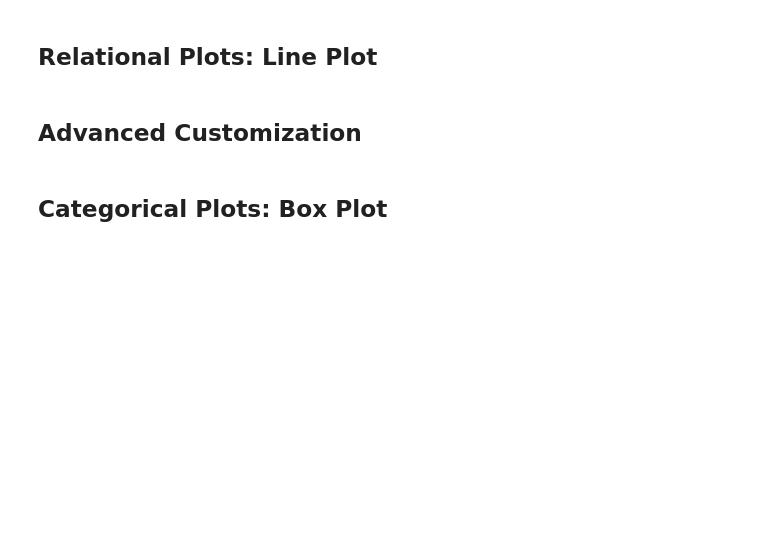
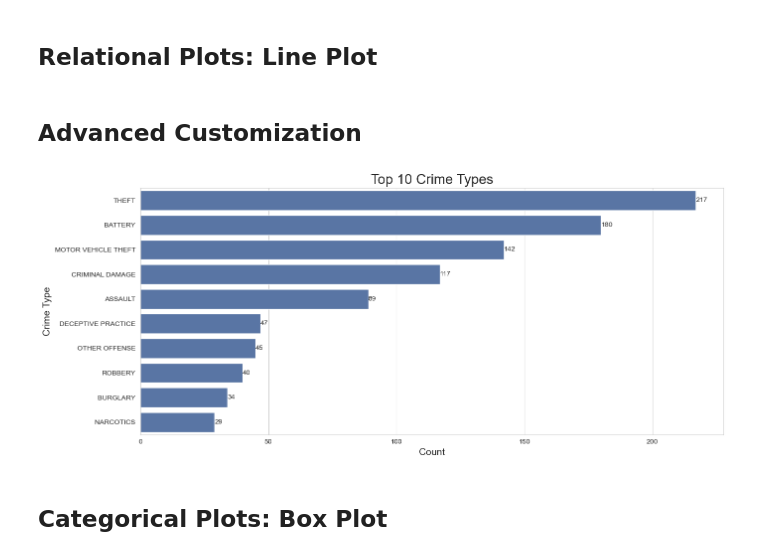
Before and after one commit to cauliyang/Visualizing-Data-with-Seaborn, a Jupyter notebook: searborn_workshop_slides.ipynb, the cells around one changed output. Saved outputs shown, nothing was run; the diff lists cells and outputs as text; code cells hidden in the pictures; blank space fills up the shorter version.

```diff
--- a/searborn_workshop_slides.ipynb
+++ b/searborn_workshop_slides.ipynb
@@ -126,23 +147,30 @@ plt.show()
 # %%
 plt.figure(figsize=(14, 6))
 sns.set_style("whitegrid")
 sns.set_palette("deep")
 
 g = sns.countplot(
     data=df,
     y="PRIMARY DESCRIPTION",
     order=df["PRIMARY DESCRIPTION"].value_counts().index[:10],
 )
 
 g.set_title("Top 10 Crime Types", fontsize=20)
 g.set_xlabel("Count", fontsize=14)
 g.set_ylabel("Crime Type", fontsize=14)
 
-for i, v in enumerate(df["PRIMARY DESCRIPTION"].value_counts()[:10]):
-    g.text(v + 3, i, str(v), color="black", va="center")
+# Seaborn way: Add bar labels
+for container in g.containers:
+    g.bar_label(container)
+# g.bar_label(g.containers[0])
 
+# matplotlib way: Add bar labels
+# for i, v in enumerate(df["PRIMARY DESCRIPTION"].value_counts()[:10]):
+#     g.text(v + 3, i, str(v), color="black", va="center")
 plt.tight_layout()
 plt.show()
+# %% [output]
+[figure, added]
 # %% [markdown]
 ## Categorical Plots: Box Plot
 # %%
```
Also changed, not shown: parts of 15 cells of this notebook, 2 other files.
